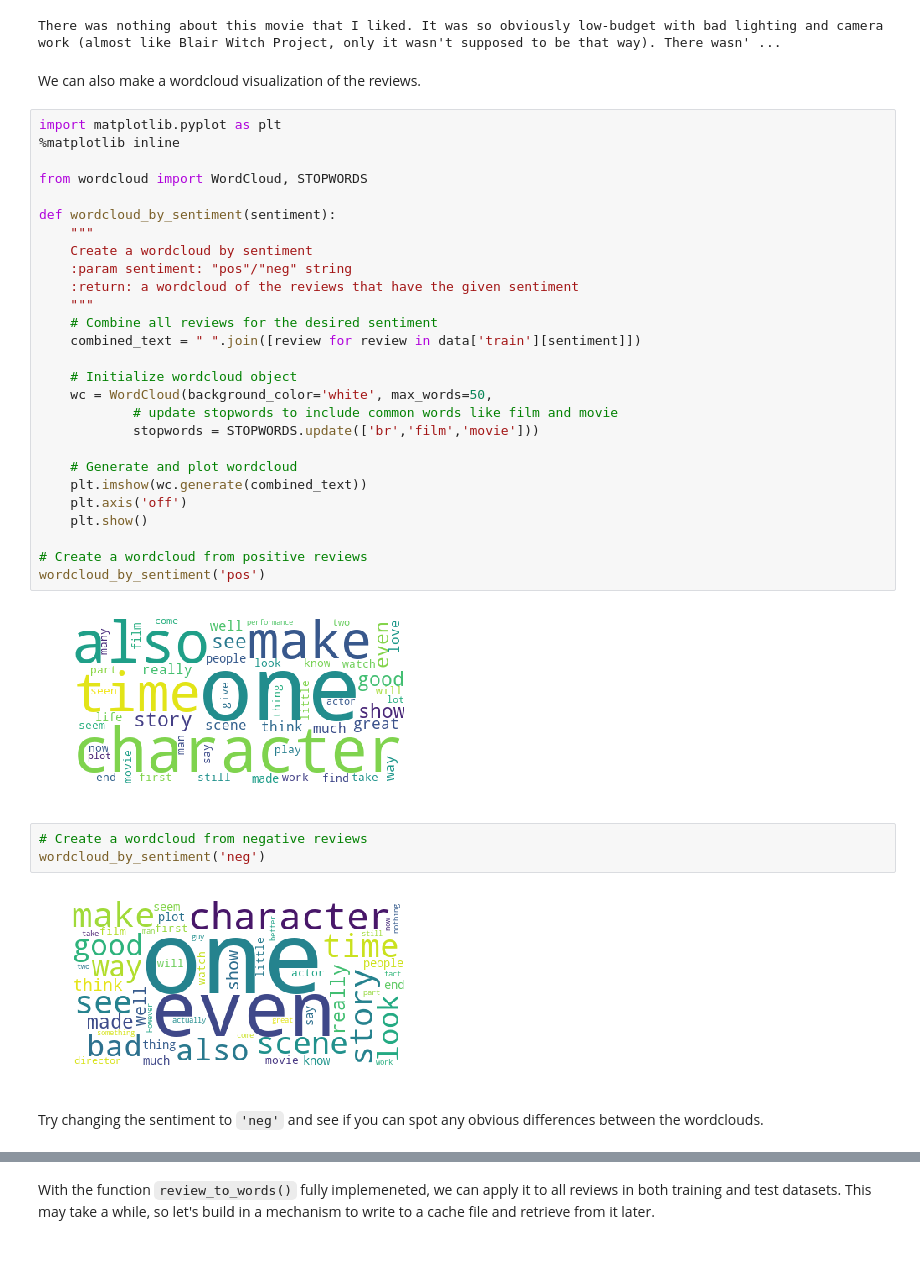
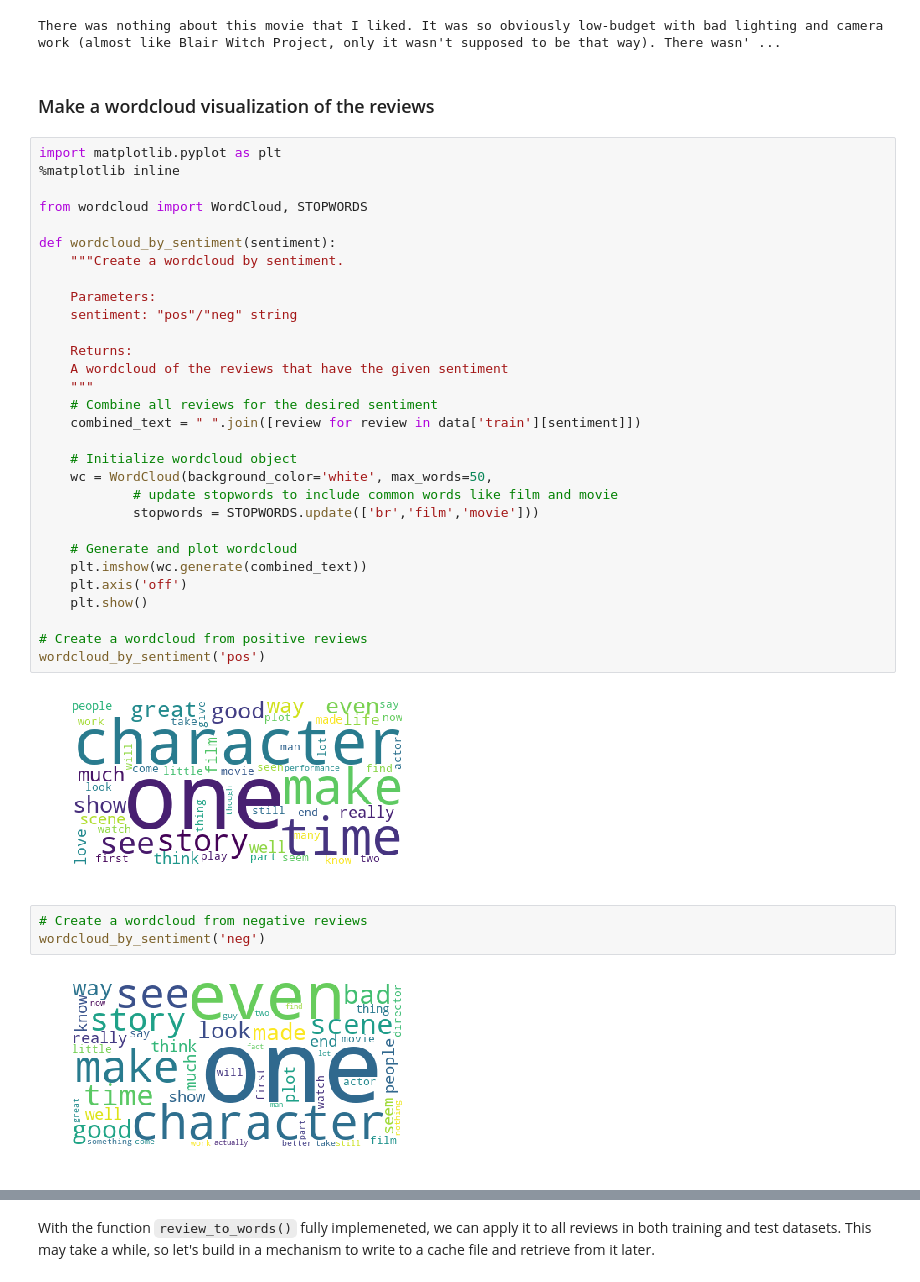
Before and after one commit to ntrang086/nlp_sentiment_analysis_imdb, a Jupyter notebook: sentiment_analysis.ipynb, the cells around one changed output, grey strips where cells are left out. Drawn from its saved outputs; the diff is of its cells as text; blank space fills up the shorter version.

```diff
--- a/sentiment_analysis.ipynb
+++ b/sentiment_analysis.ipynb
@@ -111,41 +121,42 @@ print(data['train']['neg'][2])
 # %% [output]
 There was nothing about this movie that I liked. It was so obviously low-budget with bad lighting and camera work (almost like Blair Witch Project, only it wasn't supposed to be that way). There wasn' ...
 # %% [markdown]
-We can also make a wordcloud visualization of the reviews.
+### Make a wordcloud visualization of the reviews
 # %%
 import matplotlib.pyplot as plt
 %matplotlib inline
 
 from wordcloud import WordCloud, STOPWORDS
 
 def wordcloud_by_sentiment(sentiment):
-    """
-    Create a wordcloud by sentiment
-    :param sentiment: "pos"/"neg" string
-    :return: a wordcloud of the reviews that have the given sentiment
+    """Create a wordcloud by sentiment.
+
+    Parameters:
+    sentiment: "pos"/"neg" string
+
+    Returns:
+    A wordcloud of the reviews that have the given sentiment
     """
     # Combine all reviews for the desired sentiment
     combined_text = " ".join([review for review in data['train'][sentiment]])
 
     # Initialize wordcloud object
     wc = WordCloud(background_color='white', max_words=50,
             # update stopwords to include common words like film and movie
             stopwords = STOPWORDS.update(['br','film','movie']))
 
     # Generate and plot wordcloud
     plt.imshow(wc.generate(combined_text))
     plt.axis('off')
     plt.show()
 
 # Create a wordcloud from positive reviews
 wordcloud_by_sentiment('pos')
 # %% [output]
-[figure, old version]
+[figure, new version]
 # %%
 # Create a wordcloud from negative reviews
 wordcloud_by_sentiment('neg')
 # %% [output]
-[figure, old version]
+[figure, new version]
-# %% [markdown]
-Try changing the sentiment to `'neg'` and see if you can spot any obvious differences between the wordclouds.
 # %% [markdown]
```
Also changed, not shown: parts of 41 cells of this notebook.
